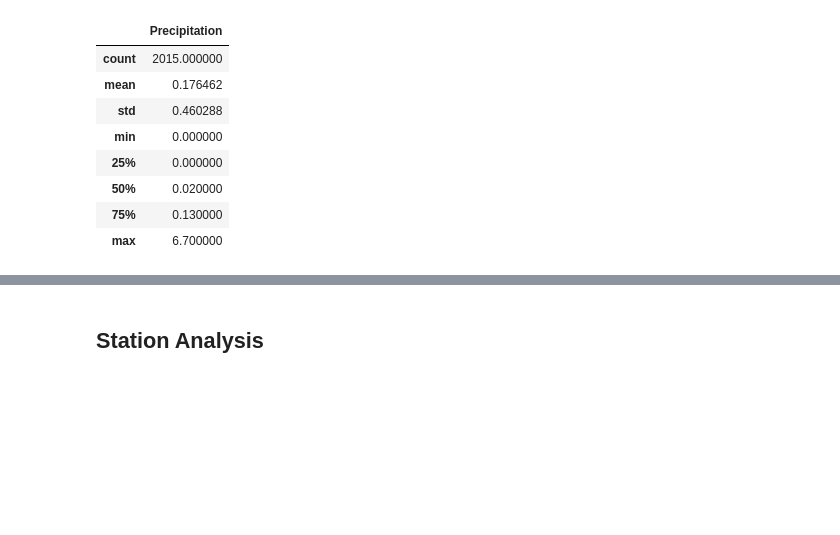
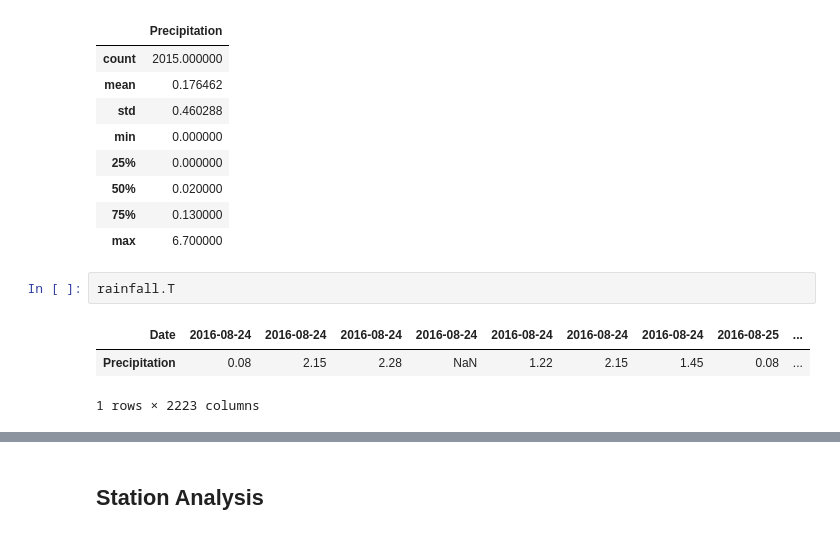
Before and after one commit to bakerv/sqlalchemy-challenge, a Jupyter notebook: main.ipynb, the cells around one changed output, grey strips where cells are left out. Drawn from its saved outputs; the diff is of its cells as text; blank space fills up the shorter version.

```diff
--- a/main.ipynb
+++ b/main.ipynb
@@ -131,3 +131,9 @@ rainfall.describe()
 | 50% | 0.020000 |
 | 75% | 0.130000 |
 | max | 6.700000 |
+# %%
+rainfall.T
+# %% [output]
+| Date | 2016-08-24 | 2016-08-24 | 2016-08-24 | 2016-08-24 | 2016-08-24 | 2016-08-24 | 2016-08-24 | 2016-08-25 | ... |
+| Precipitation | 0.08 | 2.15 | 2.28 | NaN | 1.22 | 2.15 | 1.45 | 0.08 | ... |
+1 rows × 2223 columns
```
Also changed, not shown: parts of 1 cell of this notebook, 1 other file.
